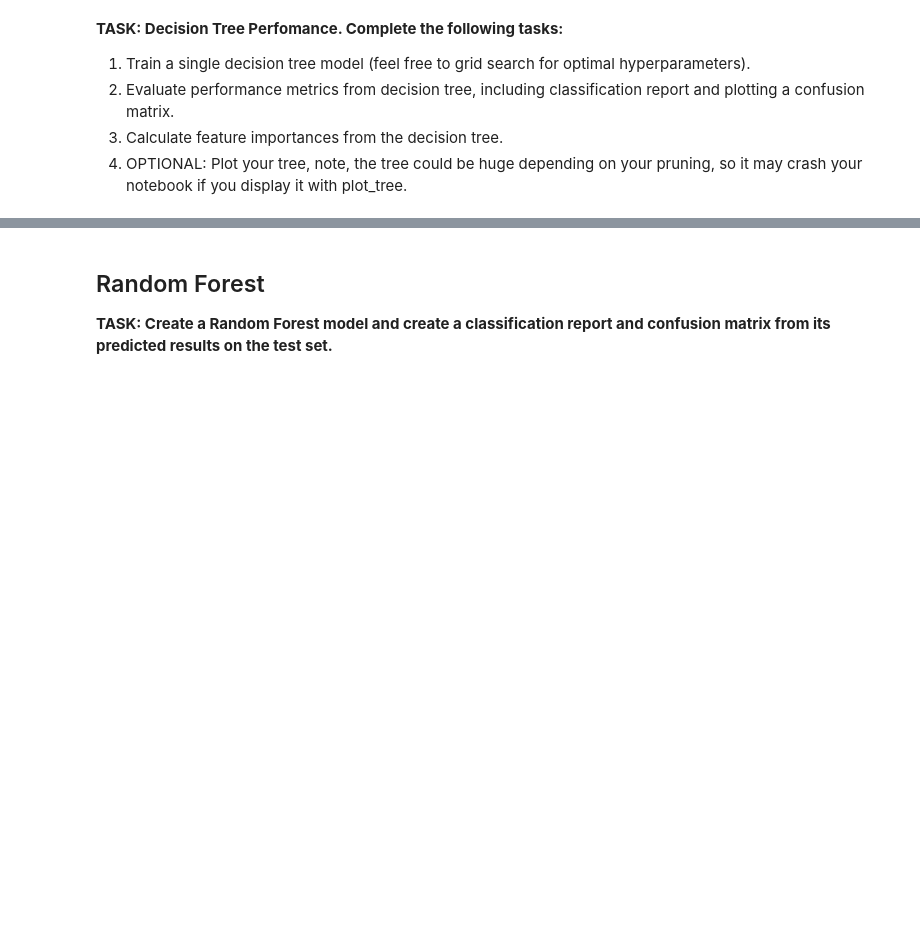
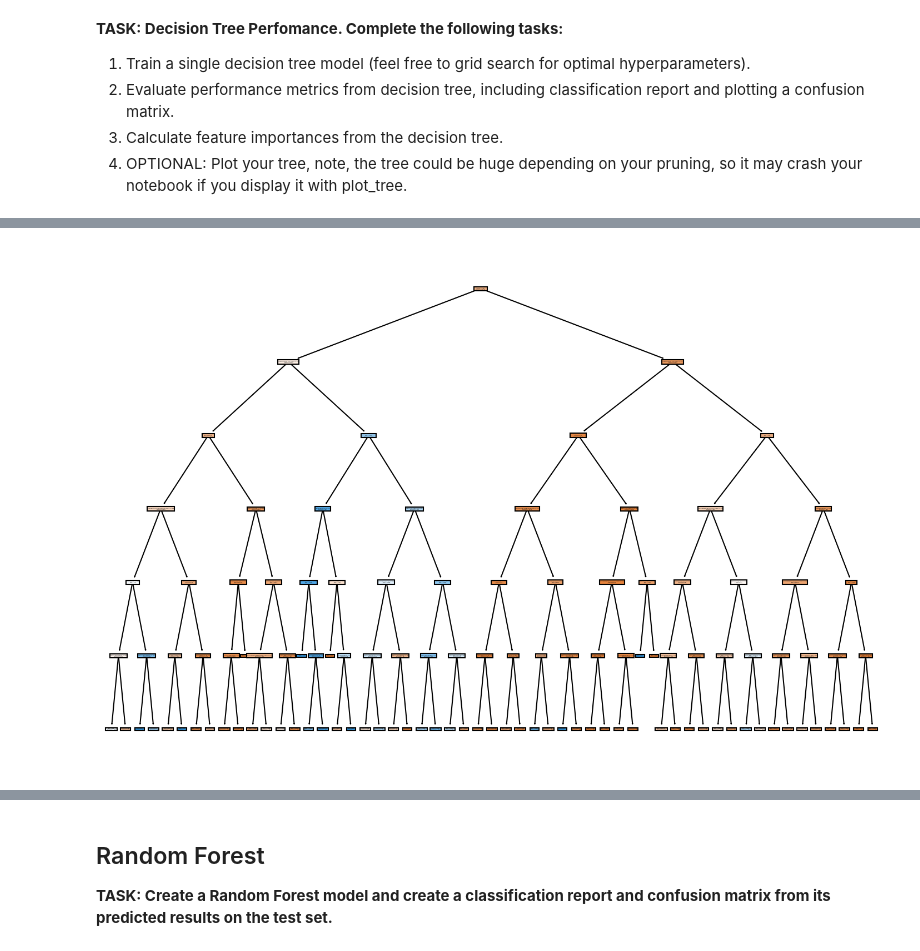
Before and after one commit to Basi10/Churn-Prediction-Model, a Jupyter notebook: 00-Sup-Learning-Capstone-Tree-Methods .ipynb, the cells around one changed output, grey strips where cells are left out. Drawn from its saved outputs; the diff is of its cells as text; code cells hidden in the pictures; blank space fills up the shorter version.

```diff
--- a/00-Sup-Learning-Capstone-Tree-Methods .ipynb
+++ b/00-Sup-Learning-Capstone-Tree-Methods .ipynb
@@ -311,2 +313,4 @@ sns.catplot(data=df,x='Tenure Cohort',hue='Churn',kind='count',
+# %%
+y = df['Churn']
 # %% [markdown]
 **TASK: Perform a train test split, holding out 10% of the data for testing. We'll use a random_state of 101 in the solutions notebook/video.**
@@ -321,3 +368,8 @@ sns.catplot(data=df,x='Tenure Cohort',hue='Churn',kind='count',
+# %%
+plt.figure(figsize=(12,8),dpi=150)
+plot_tree(dt,filled=True,feature_names=X.columns.tolist());
+# %% [output]
+[figure, added]
 # %% [markdown]
 <img src='hugetree.png'>
 # %% [markdown]
```
Also changed, not shown: parts of 16 cells of this notebook.
